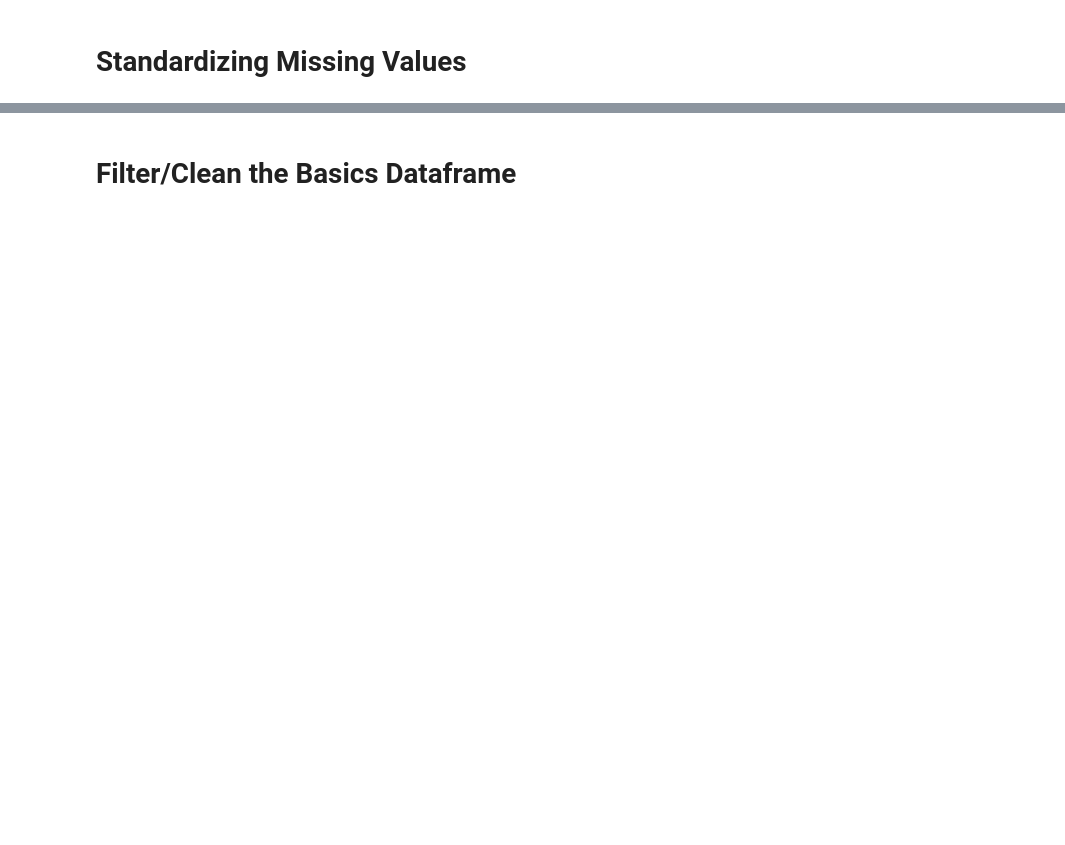
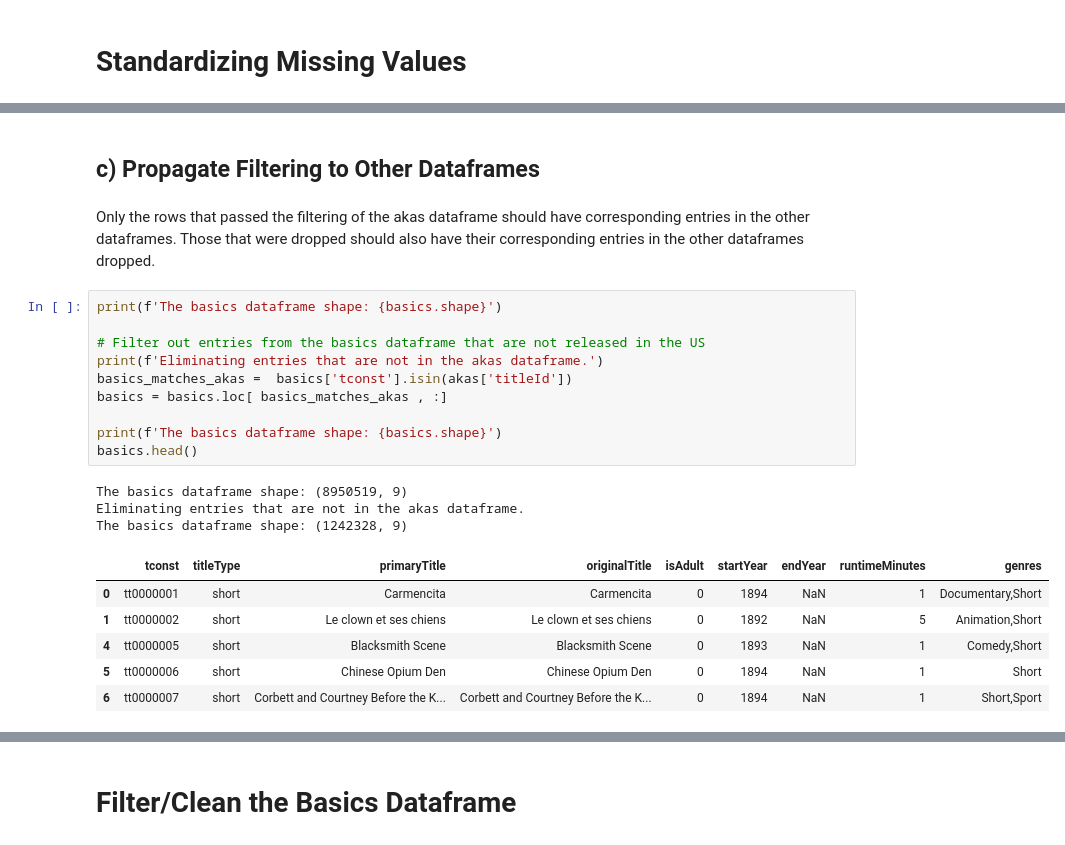
Before and after one commit to bngrossmann/analysis-of-successful-movies, a Jupyter notebook: Notebook 1.ipynb, the cells around one changed output, grey strips where cells are left out. Drawn from its saved outputs; the diff is of its cells as text; blank space fills up the shorter version.

```diff
--- a/analysis-of-successful-movies-1.ipynb
+++ b/Notebook 1.ipynb
@@ -152,0 +178,24 @@ None
+# %% [markdown]
+## c) Propagate Filtering to Other Dataframes
+# %% [markdown]
+Only the rows that passed the filtering of the akas dataframe should have corresponding entries in the other dataframes. Those that were dropped should also have their corresponding entries in the other dataframes dropped.
+# %%
+print(f'The basics dataframe shape: {basics.shape}')
+
+# Filter out entries from the basics dataframe that are not released in the US
+print(f'Eliminating entries that are not in the akas dataframe.')
+basics_matches_akas =  basics['tconst'].isin(akas['titleId'])
+basics = basics.loc[ basics_matches_akas , :]
+
+print(f'The basics dataframe shape: {basics.shape}')
+basics.head()
+# %% [output]
+The basics dataframe shape: (8950519, 9)
+Eliminating entries that are not in the akas dataframe.
+The basics dataframe shape: (1242328, 9)
+|  | tconst | titleType | primaryTitle | originalTitle | isAdult | startYear | endYear | runtimeMinutes | genres |
+| 0 | tt0000001 | short | Carmencita | Carmencita | 0 | 1894 | NaN | 1 | Documentary,Short |
+| 1 | tt0000002 | short | Le clown et ses chiens | Le clown et ses chiens | 0 | 1892 | NaN | 5 | Animation,Short |
+| 4 | tt0000005 | short | Blacksmith Scene | Blacksmith Scene | 0 | 1893 | NaN | 1 | Comedy,Short |
+| 5 | tt0000006 | short | Chinese Opium Den | Chinese Opium Den | 0 | 1894 | NaN | 1 | Short |
+| 6 | tt0000007 | short | Corbett and Courtney Before the K... | Corbett and Courtney Before the K... | 0 | 1894 | NaN | 1 | Short,Sport |
```
Also changed, not shown: parts of 74 cells of this notebook, 4 other files.
